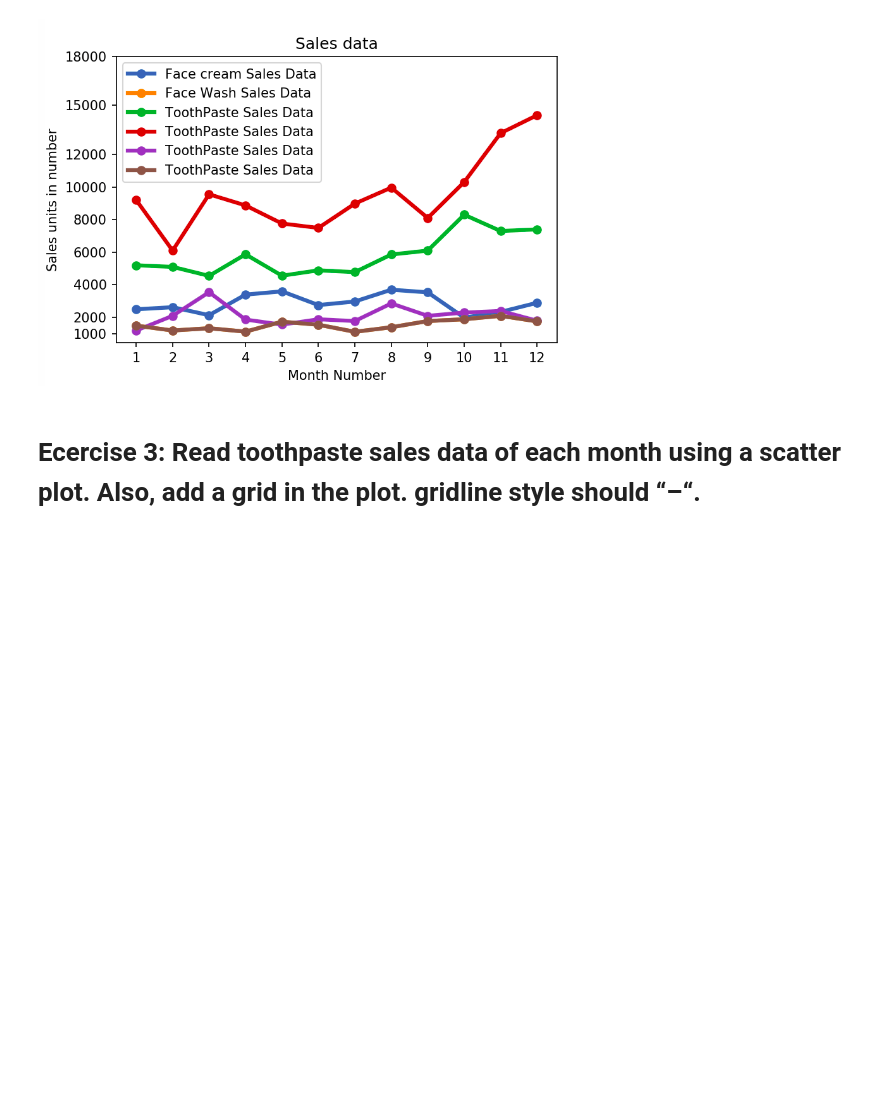
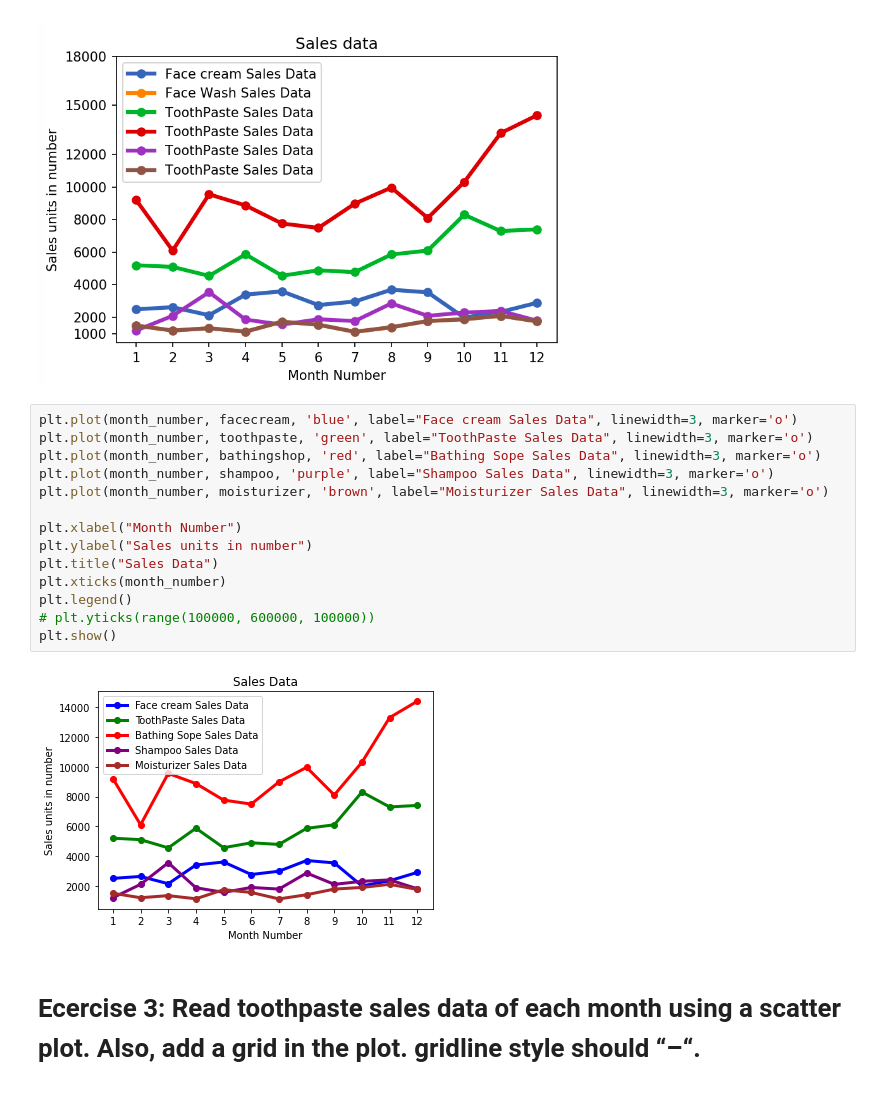
Before and after one commit to TechSaksham-FDP/FDP-5days, a Jupyter notebook: Assignments/Matplotlib-Day1-Exercise.ipynb, the cells around one changed output. Drawn from its saved outputs; the diff is of its cells as text; blank space fills up the shorter version.

```diff
--- a/Assignments/Matplotlib-Day1-Exercise.ipynb
+++ b/Assignments/Matplotlib-Day1-Exercise.ipynb
@@ -31,6 +44,22 @@ total_profit=[211000,183300,224700,222700,209600,201400,295500,361400,234000,266
 Display the number of units sold per month for each product using multiline plots. (i.e., Separate Plotline for each product ).
 
 ![fig3.png](attachment:fig3.png)
+# %%
+plt.plot(month_number, facecream, 'blue', label="Face cream Sales Data", linewidth=3, marker='o')
+plt.plot(month_number, toothpaste, 'green', label="ToothPaste Sales Data", linewidth=3, marker='o')
+plt.plot(month_number, bathingshop, 'red', label="Bathing Sope Sales Data", linewidth=3, marker='o')
+plt.plot(month_number, shampoo, 'purple', label="Shampoo Sales Data", linewidth=3, marker='o')
+plt.plot(month_number, moisturizer, 'brown', label="Moisturizer Sales Data", linewidth=3, marker='o')
+
+plt.xlabel("Month Number")
+plt.ylabel("Sales units in number")
+plt.title("Sales Data")
+plt.xticks(month_number)
+plt.legend()
+# plt.yticks(range(100000, 600000, 100000))
+plt.show()
+# %% [output]
+[figure, added]
 # %% [markdown]
 # Ecercise 3: Read toothpaste sales data of each month using a scatter plot. Also, add a grid in the plot. gridline style should “–“.
 
```
Also changed, not shown: parts of 6 cells of this notebook.
